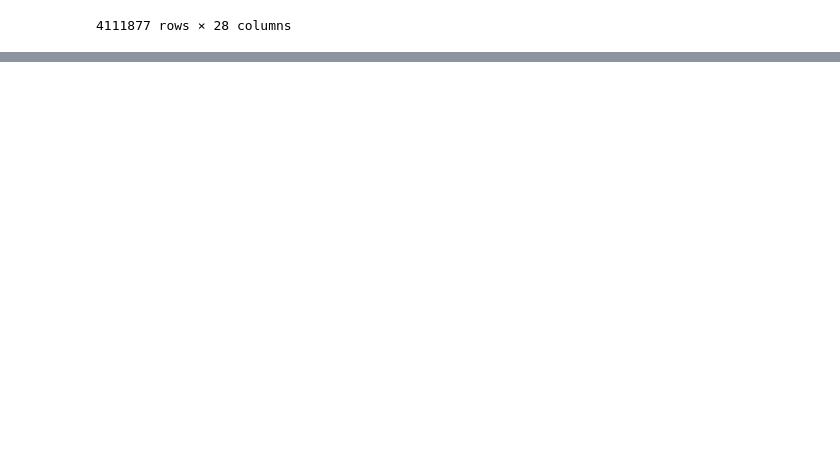
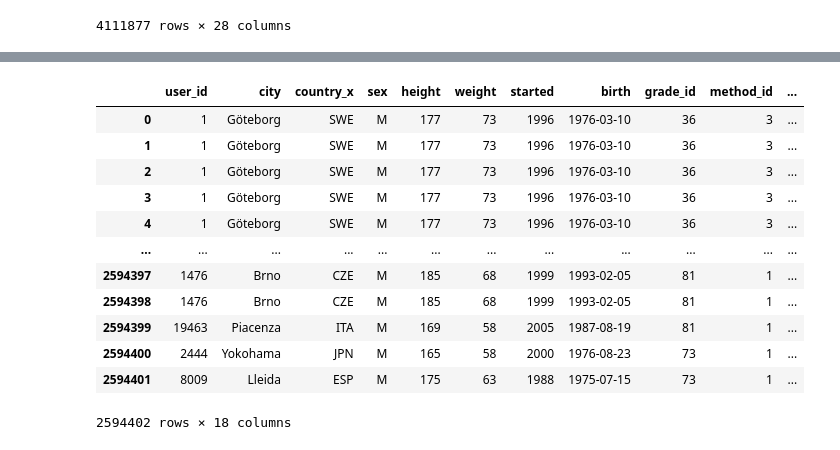
Before and after one commit to kchiev215/Passion_project, a Jupyter notebook: CleanData.ipynb, the cells around one changed output, grey strips where cells are left out. Drawn from its saved outputs; the diff is of its cells as text; code cells hidden in the pictures; blank space fills up the shorter version.

Commit message:
combined datasets

```diff
--- a/CleanData.ipynb
+++ b/CleanData.ipynb
@@ -191,0 +133,2 @@ usa_boulders
+# %%
+df_grade.rename(columns={'id':'grade_id'}, inplace=True)
@@ -191,0 +144,6 @@ usa_boulders
+# %%
+drop_fra_columns = ['score', 'fra_routes', 'fra_routes_input', 'fra_routes_selector',
+       'fra_boulders', 'fra_boulders_input', 'fra_boulders_selector',
+       'usa_routes', 'usa_routes_input', 'usa_routes_selector','usa_boulders_selector', 'usa_boulders_input']
+usa_boulders = df_grade.drop(drop_fra_columns, axis=1)
+usa_boulders
@@ -229,0 +232,4 @@ array([36, 36, 36, ..., 51, 57, 62])
+# %%
+dropped_columns_ascent = ['id', 'notes', 'raw_notes', 'total_score', 'comment', 'description', 'yellow_id', 'climb_try', 'repeat', 'exclude_from_ranking','user_recommended','chipped','rating','project_ascent_date','last_year','climb_type','rec_date','date']
+cleaned_up_ascent = df_ascent.drop(dropped_columns_ascent, axis=1)
+cleaned_up_ascent
@@ -229,0 +250,17 @@ array([36, 36, 36, ..., 51, 57, 62])
+# %%
+combined_data = cleaned_up_users.merge(cleaned_up_ascent,on='user_id').merge(usa_boulders, on='grade_id')
+combined_data
+# %% [output]
+|  | user_id | city | country_x | sex | height | weight | started | birth | grade_id | method_id | ... |
+| 0 | 1 | Göteborg | SWE | M | 177 | 73 | 1996 | 1976-03-10 | 36 | 3 | ... |
+| 1 | 1 | Göteborg | SWE | M | 177 | 73 | 1996 | 1976-03-10 | 36 | 3 | ... |
+| 2 | 1 | Göteborg | SWE | M | 177 | 73 | 1996 | 1976-03-10 | 36 | 3 | ... |
+| 3 | 1 | Göteborg | SWE | M | 177 | 73 | 1996 | 1976-03-10 | 36 | 3 | ... |
+| 4 | 1 | Göteborg | SWE | M | 177 | 73 | 1996 | 1976-03-10 | 36 | 3 | ... |
+| ... | ... | ... | ... | ... | ... | ... | ... | ... | ... | ... | ... |
+| 2594397 | 1476 | Brno | CZE | M | 185 | 68 | 1999 | 1993-02-05 | 81 | 1 | ... |
+| 2594398 | 1476 | Brno | CZE | M | 185 | 68 | 1999 | 1993-02-05 | 81 | 1 | ... |
+| 2594399 | 19463 | Piacenza | ITA | M | 169 | 58 | 2005 | 1987-08-19 | 81 | 1 | ... |
+| 2594400 | 2444 | Yokohama | JPN | M | 165 | 58 | 2000 | 1976-08-23 | 73 | 1 | ... |
+| 2594401 | 8009 | Lleida | ESP | M | 175 | 63 | 1988 | 1975-07-15 | 73 | 1 | ... |
+2594402 rows × 18 columns
```
Also changed, not shown: parts of 21 cells of this notebook.
